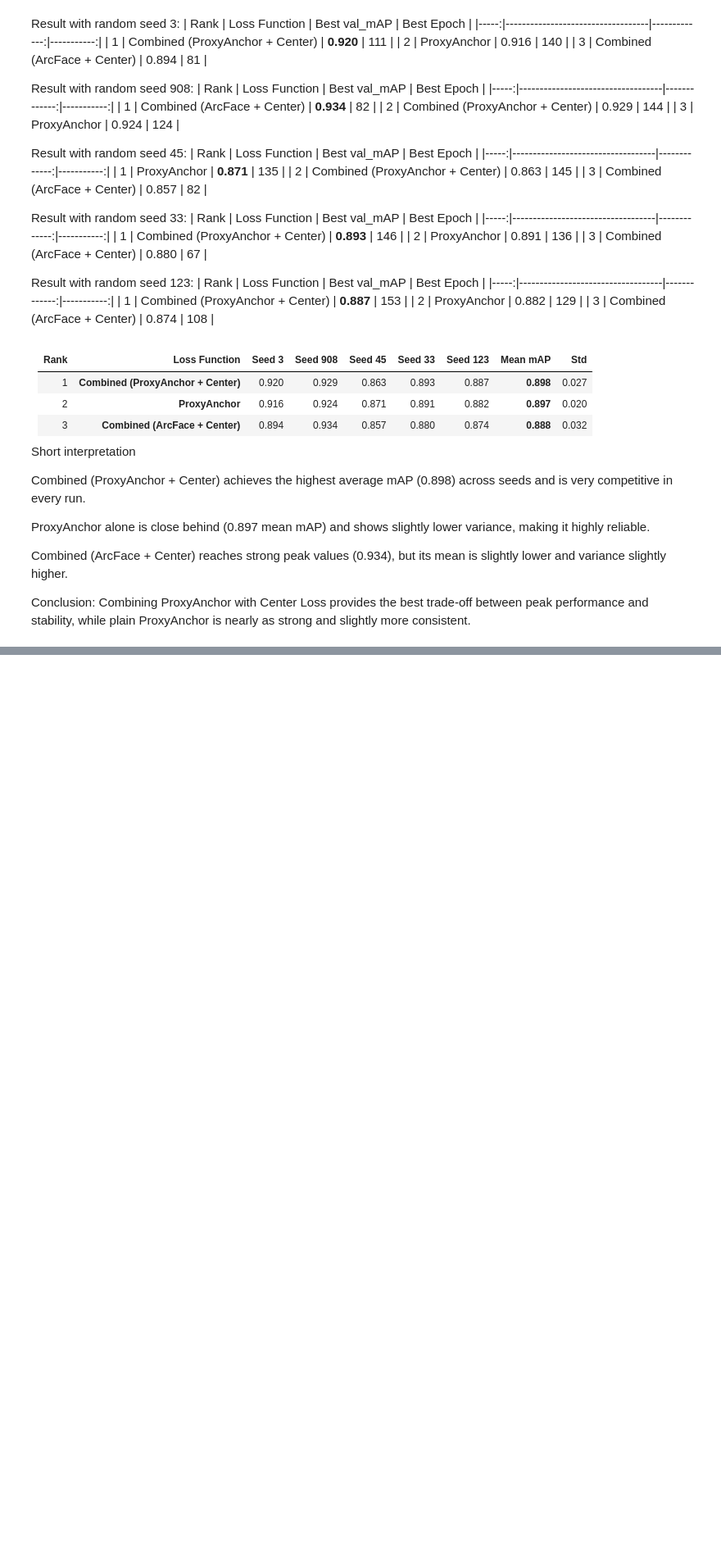
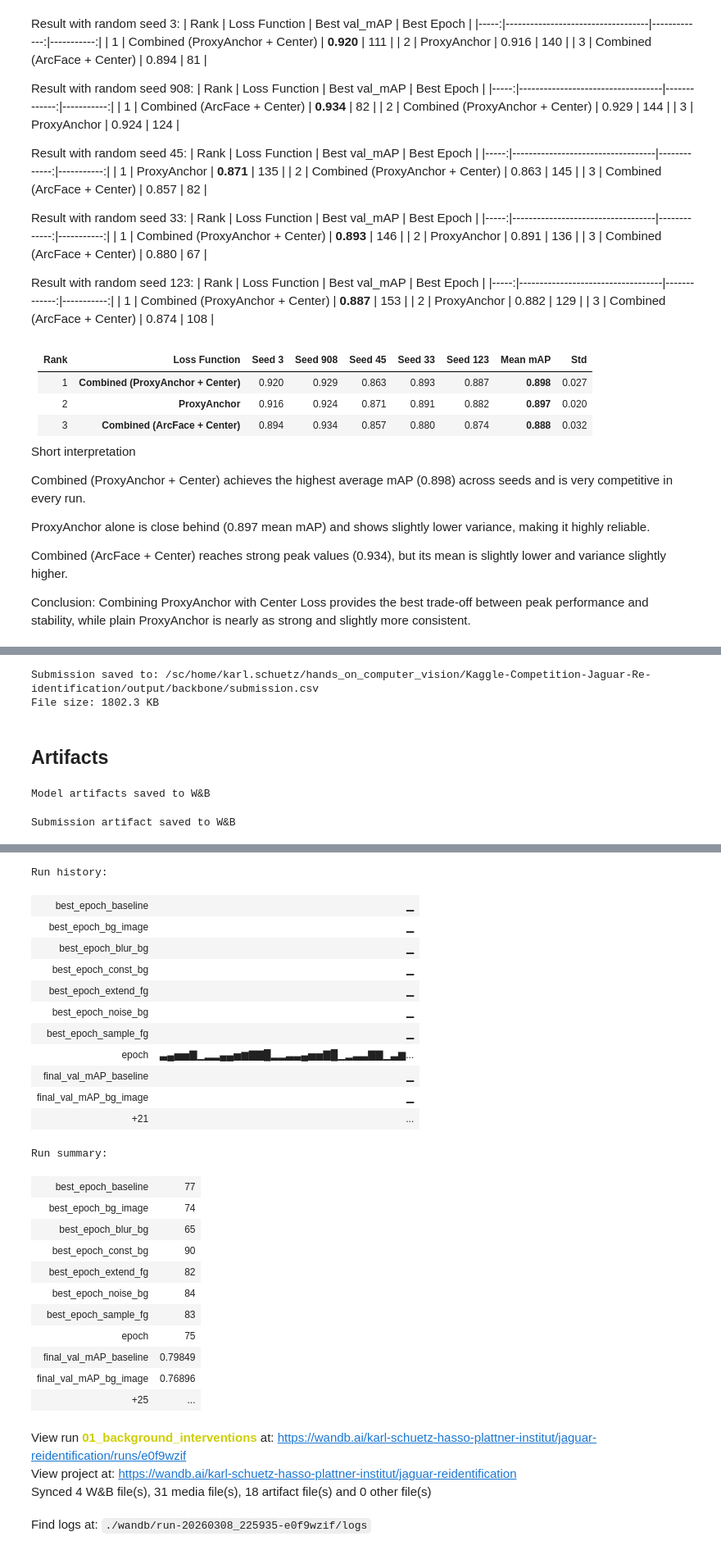
Before and after one commit to CarloColumbo/Kaggle-Competition-Jaguar-Re-identification, a Jupyter notebook: notebooks/04_loss_combined.ipynb, the cells around one changed output, grey strips where cells are left out. Shown at 82% size. Drawn from its saved outputs; the diff is of its cells as text; code cells hidden in the pictures; blank space fills up the shorter version.

```diff
--- a/notebooks/04_loss_combined.ipynb
+++ b/notebooks/04_loss_combined.ipynb
@@ -1261,0 +1334,43 @@ File size: 2261.4 KB
+# %%
+# Save submission
+submission_path = OUTPUT_PATH / "submission.csv"
+submission_df.to_csv(submission_path, index=False)
+
+print(f"Submission saved to: {submission_path}")
+print(f"File size: {submission_path.stat().st_size / 1024:.1f} KB")
+# %% [output]
+Submission saved to: /sc/home/karl.schuetz/hands_on_computer_vision/Kaggle-Competition-Jaguar-Re-identification/output/backbone/submission.csv
+File size: 1802.3 KB
+# %% [markdown]
+## Artifacts
+# %%
+# Save model as W&B artifact
+for key in submission_dict:
+    checkpoint_path = submission_dict[key]
+    model_artifact = wandb.Artifact(
+        name=f"arcface-model-{key}",
+        type="model",
+        description="ArcFace fine-tuned MegaDescriptor model for jaguar re-identification with loss: " + key
+    )
+    model_artifact.add_file(checkpoint_path)
+    wandb.log_artifact(model_artifact)
+
+print("Model artifacts saved to W&B")
+# %% [output]
+Model artifacts saved to W&B
+# %%
+# Save submission as W&B artifact
+submission_artifact = wandb.Artifact(
+    name="submission",
+    type="submission",
+    description=f"Competition submission file for {submission_model} loss"
+)
+submission_artifact.add_file(str(submission_path))
+wandb.log_artifact(submission_artifact)
+
+print("Submission artifact saved to W&B")
+# %% [output]
+Submission artifact saved to W&B
+# %%
+wandb.finish()
+# %% [output]
@@ -1261,0 +1378,28 @@ File size: 2261.4 KB
+Run history:
+| best_epoch_baseline | ▁ |
+| best_epoch_bg_image | ▁ |
+| best_epoch_blur_bg | ▁ |
+| best_epoch_const_bg | ▁ |
+| best_epoch_extend_fg | ▁ |
+| best_epoch_noise_bg | ▁ |
+| best_epoch_sample_fg | ▁ |
+| epoch | ▃▄▅▅▇▁▂▂▄▄▅▆▇▇█▂▂▃▃▄▅▅▇█▁▂▃▃▇▇▁▃▆... |
+| final_val_mAP_baseline | ▁ |
+| final_val_mAP_bg_image | ▁ |
+| +21 | ... |
+Run summary:
+| best_epoch_baseline | 77 |
+| best_epoch_bg_image | 74 |
+| best_epoch_blur_bg | 65 |
+| best_epoch_const_bg | 90 |
+| best_epoch_extend_fg | 82 |
+| best_epoch_noise_bg | 84 |
+| best_epoch_sample_fg | 83 |
+| epoch | 75 |
+| final_val_mAP_baseline | 0.79849 |
+| final_val_mAP_bg_image | 0.76896 |
+| +25 | ... |
+View run 01_background_interventions at: https://wandb.ai/karl-schuetz-hasso-plattner-institut/jaguar-reidentification/runs/e0f9wzif
+View project at: https://wandb.ai/karl-schuetz-hasso-plattner-institut/jaguar-reidentification
+Synced 4 W&B file(s), 31 media file(s), 18 artifact file(s) and 0 other file(s)
+Find logs at: ./wandb/run-20260308_225935-e0f9wzif/logs
```
Also changed, not shown: parts of 51 cells of this notebook.
